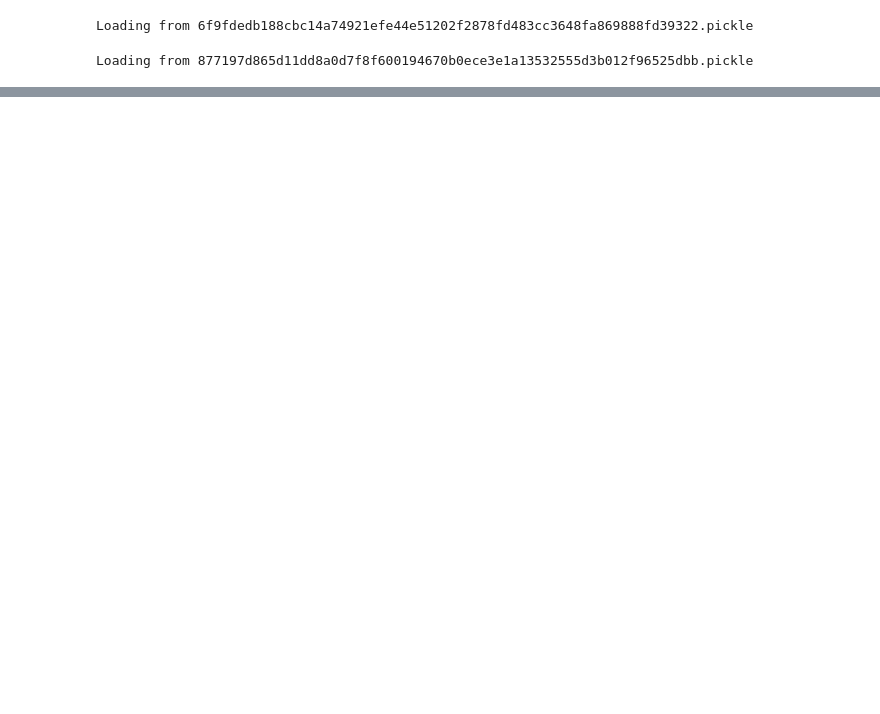
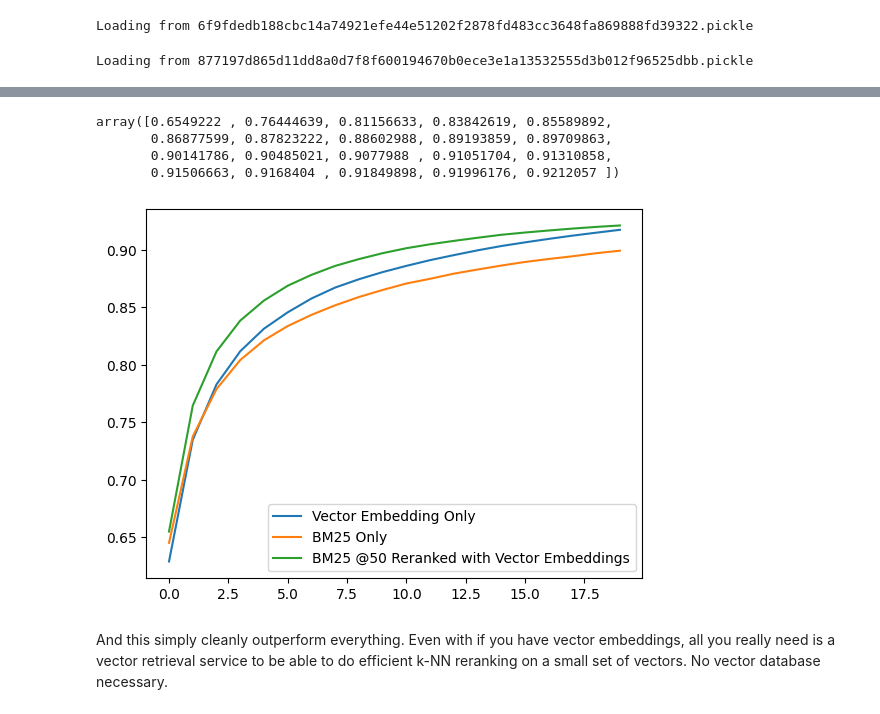
Before and after one commit to xetdata/RagIRBench, a Jupyter notebook: RagIRBench.ipynb, the cells around one changed output, grey strips where cells are left out. Drawn from its saved outputs; the diff is of its cells as text; code cells hidden in the pictures; blank space fills up the shorter version.

```diff
--- a/RagIRBench.ipynb
+++ b/RagIRBench.ipynb
@@ -450,0 +392,33 @@ bm25_p_at
+# %%
+bm25_nearest_paragraphs_reranked = []
+for i in range(bm25_nearest_paragraphs.shape[0]):
+    paragraphs = bm25_nearest_paragraphs[i,:]
+    qn_vec = qn_embeddings[i,:]
+    par_vecs = par_embeddings[paragraphs,:]
+    distances = np.sum((par_vecs - qn_vec)**2,axis=1)
+    bm25_nearest_paragraphs_reranked.append(paragraphs[np.argsort(distances)])
+# %%
+bm25_nearest_paragraphs_reranked = np.array(bm25_nearest_paragraphs_reranked)
+# %%
+bm25_p_at_reranked = []
+bm25_p_at_reranked.append((bm25_nearest_paragraphs_reranked[:,0] == truth).sum())
+for i in range(1,20):
+    p = (bm25_nearest_paragraphs_reranked[:,i] == truth).sum()
+    bm25_p_at_reranked.append(bm25_p_at_reranked[i-1] + p)
+bm25_embedding_reranked_recall_at_n = np.array(bm25_p_at_reranked) / len(nearest_paragraphs)
+bm25_embedding_reranked_recall_at_n
+# %% [output]
+array([0.6549222 , 0.76444639, 0.81156633, 0.83842619, 0.85589892,
+       0.86877599, 0.87823222, 0.88602988, 0.89193859, 0.89709863,
+       0.90141786, 0.90485021, 0.9077988 , 0.91051704, 0.91310858,
+       0.91506663, 0.9168404 , 0.91849898, 0.91996176, 0.9212057 ])
+# %%
+plt.plot(openai_embedding_recall_at_n, label="Vector Embedding Only")
+plt.plot(bm25_embedding_recall_at_n, label="BM25 Only")
+plt.plot(bm25_embedding_reranked_recall_at_n, label="BM25 @50 Reranked with Vector Embeddings")
+plt.legend()
+plt.show()
+# %% [output]
+[figure, added]
+# %% [markdown]
+And this simply cleanly outperform everything. Even with if you have vector embeddings, all you really need is a vector retrieval service to be able to do efficient k-NN reranking on a small set of vectors. No vector database necessary.
```
Also changed, not shown: parts of 51 cells of this notebook, 8 other files.
